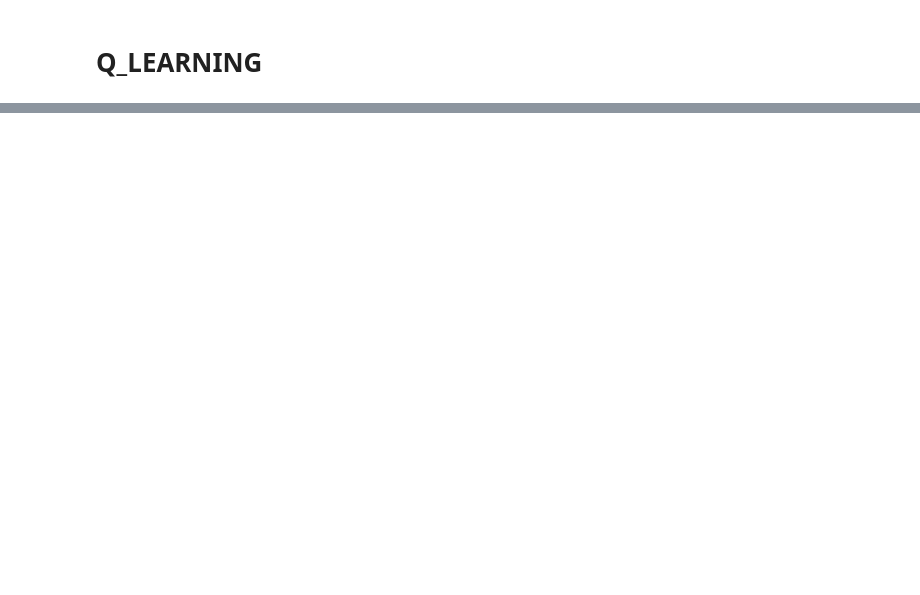
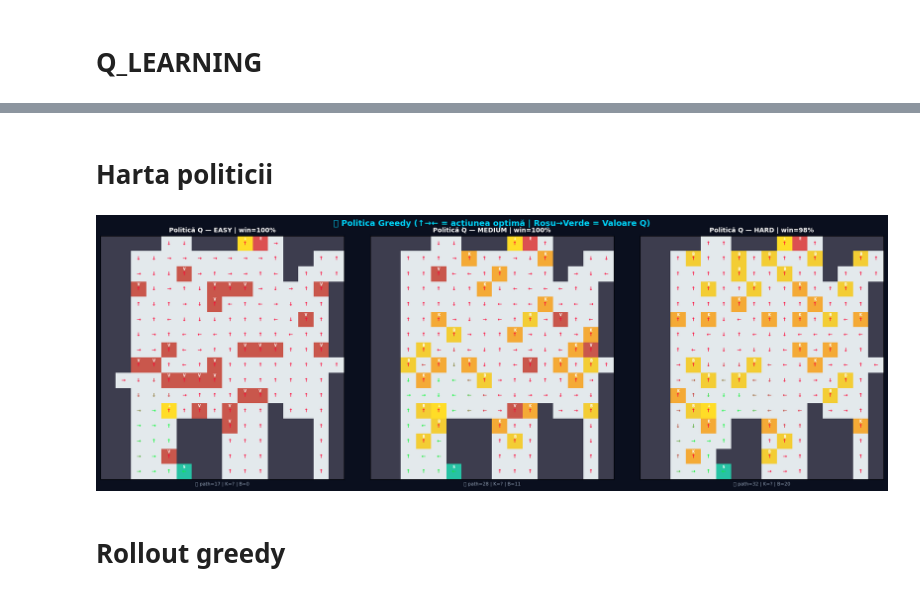
Before and after one commit to FrancescaMicu/3DUPB_Computer_Vision, a Jupyter notebook: proiect3DUPB.ipynb, the cells around one changed output, grey strips where cells are left out. Drawn from its saved outputs; the diff is of its cells as text; code cells hidden in the pictures; blank space fills up the shorter version.

```diff
--- a/proiect3DUPB.ipynb
+++ b/proiect3DUPB.ipynb
@@ -1169,5 +1140,6 @@ plt.show()
+# %% [markdown]
+# **Harta politicii**
 # %%
-# harta politicii
 import matplotlib.pyplot as plt
 import numpy as np
 
@@ -1184,7 +1156,7 @@ def draw_policy(ax, grid, Q, title='', val=None, ck_state=0):
   ax.imshow(img, interpolation='nearest', aspect='equal', alpha=0.85)
 
   # definire actiuni din joc
-  ARROWS = ['↑', '→', '←']
+  ARROWS = ['↑', '→', '←', '↓']
 
   # normalizarea culorii sagetii
   qv = []
@@ -1229,31 +1201,35 @@ def draw_policy(ax, grid, Q, title='', val=None, ck_state=0):
   if val:
     m = val.get('metrics', {})
     ok = '✅' if val.get('valid', False) else '❌'
     ax.set_xlabel(f"{ok} path={m.get('total_path', '?')} | K={m.get('enemies', '?')} | B={m.get('broken_ladders', '?')}",
                   fontsize=7.5, color='#94A3B8')
 
   ax.set_xticks([])
   ax.set_yticks([])
 
 fig, axes = plt.subplots(1, 3, figsize=(18, 6))
 fig.patch.set_facecolor('#0A0F1E')
 
 for i, diff in enumerate(['easy', 'medium', 'hard']):
   lvl = ga_results[diff]
   wr = np.mean(ql_success[diff][-100:]) * 100 if diff in ql_success and len(ql_success[diff]) > 0 else 0
 
   draw_policy(
         axes[i],
         lvl,
         ql_Q[diff],
         title=f'Politică Q — {diff.upper()} | win={wr:.0f}%',
         val=validate(lvl),
         ck_state=0  # ininate de checkpoints
   )
 
 plt.suptitle('🗺️ Politica Greedy (↑→← = acțiunea optimă | Roșu→Verde = Valoare Q)',
              color='#00D4FF', fontsize=13, fontweight='bold')
 plt.tight_layout()
 plt.savefig('ql_policy.png', dpi=140, bbox_inches='tight', facecolor='#0A0F1E')
 plt.show()
+# %% [output]
+[figure, added]
+# %% [markdown]
+# **Rollout greedy**
 # %%
```
Also changed, not shown: parts of 33 cells of this notebook.
